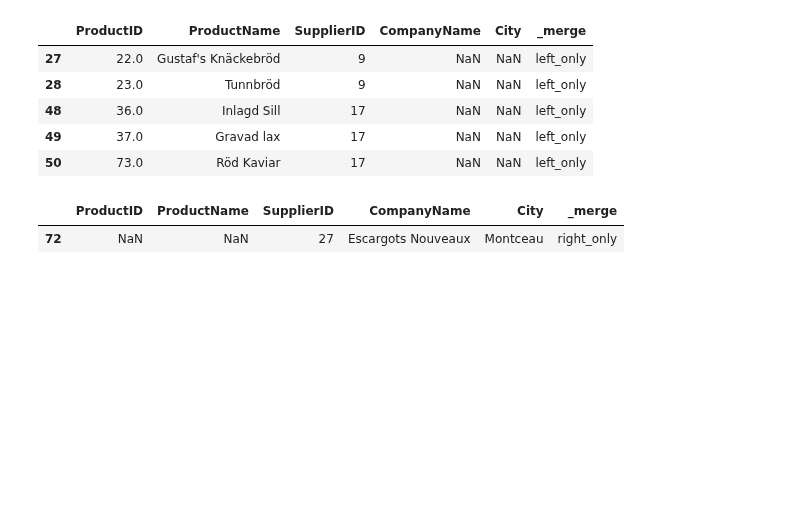
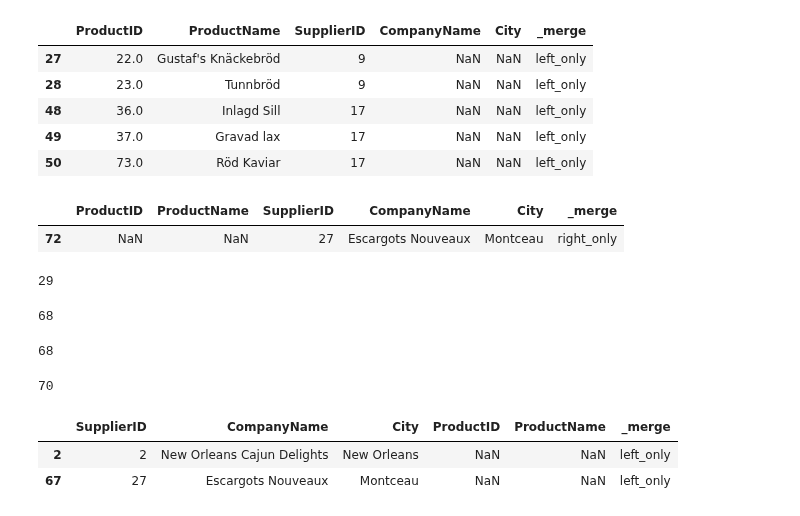
Before and after one commit to Byienio/Pandas_pg, a Jupyter notebook: MergningDataFrames.ipynb, the cells around one changed output. Cells and saved outputs as stored; diff of their text form; code cells hidden in the pictures; blank space fills up the shorter version.

Commit message:
Another merging DataFrames with merge method

```diff
--- a/MergningDataFrames.ipynb
+++ b/MergningDataFrames.ipynb
@@ -225,3 +225,7 @@ prod_and_sup_outer[right_check].head()
 # %% [output]
 |  | ProductID | ProductName | SupplierID | CompanyName | City | _merge |
 | 72 | NaN | NaN | 27 | Escargots Nouveaux | Montceau | right_only |
+# %%
+suppliers = pd.read_csv('data/data/northwind-mongo-master/suppliers.csv',usecols=['SupplierID','CompanyName','City'])
+# %%
+products = pd.read_csv('data/data/northwind-mongo-master/products_del_2.csv',usecols=['ProductID','ProductName','SupplierID'])
@@ -227,0 +234,24 @@ prod_and_sup_outer[right_check].head()
+# %%
+len(suppliers)
+# %% [output]
+29
+# %%
+len(products)
+# %% [output]
+68
+# %%
+len(sup_prod)
+# %% [output]
+68
+# %%
+sup_prod_left = suppliers.merge(products, how='left', on='SupplierID',indicator=True)
+# %%
+len(sup_prod_left)
+# %% [output]
+70
+# %%
+sup_prod_left[sup_prod_left['_merge']=='left_only']
+# %% [output]
+|  | SupplierID | CompanyName | City | ProductID | ProductName | _merge |
+| 2 | 2 | New Orleans Cajun Delights | New Orleans | NaN | NaN | left_only |
+| 67 | 27 | Escargots Nouveaux | Montceau | NaN | NaN | left_only |
```
Also changed, not shown: parts of 1 cell of this notebook.
